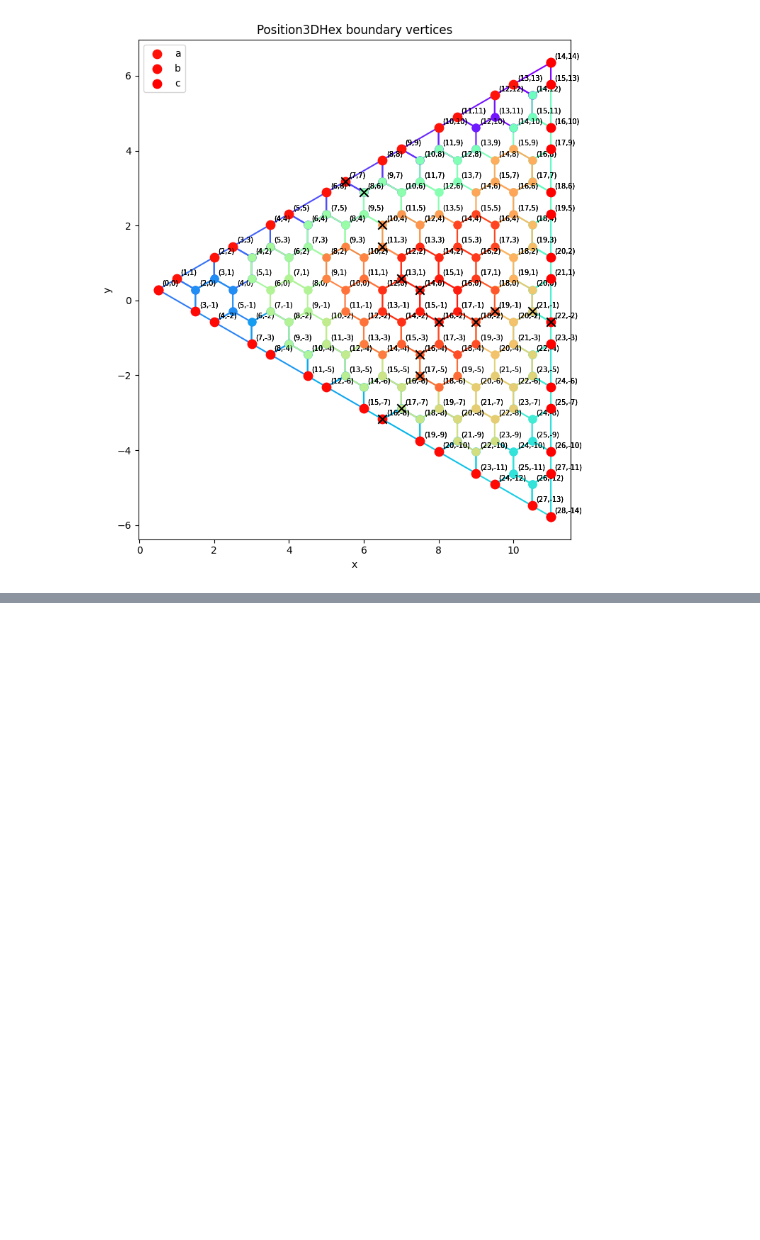
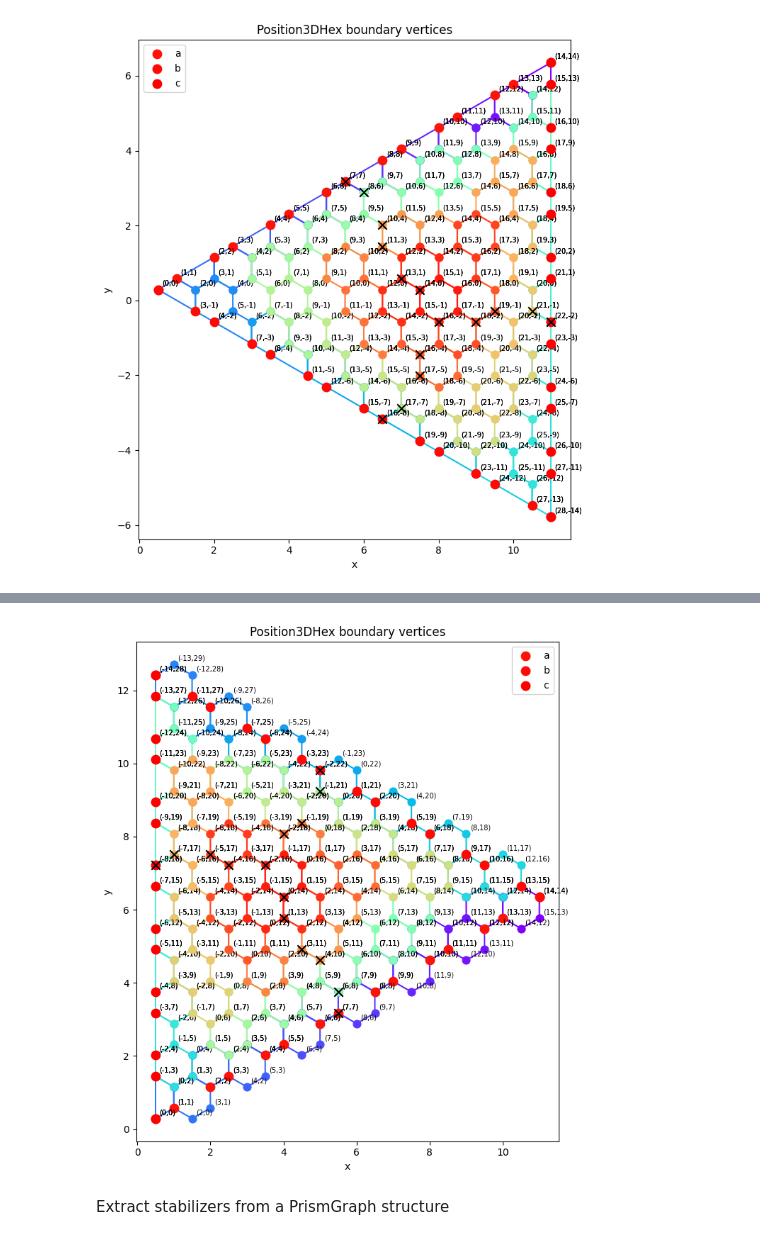
Before and after one commit to LSHerzog/tqec, a Jupyter notebook: temp-laura/stabilizer_test_260308.ipynb, the cells around one changed output, grey strips where cells are left out. Saved outputs shown, nothing was run; the diff lists cells and outputs as text; code cells hidden in the pictures; blank space fills up the shorter version.

```diff
--- a/temp-laura/stabilizer_test_260308.ipynb
+++ b/temp-laura/stabilizer_test_260308.ipynb
@@ -123,0 +149,8 @@ plot_position_dict(dct, stabilizers, star_op)
+# %%
+star_op = ZXPrism.star_operator_patch(triangle_type, dct)
+# %%
+plot_position_dict(dct, stabilizers, star_op)
+# %% [output]
+[figure, added]
+# %% [markdown]
+Extract stabilizers from a PrismGraph structure
```
Also changed, not shown: parts of 20 cells of this notebook, 3 other files.
